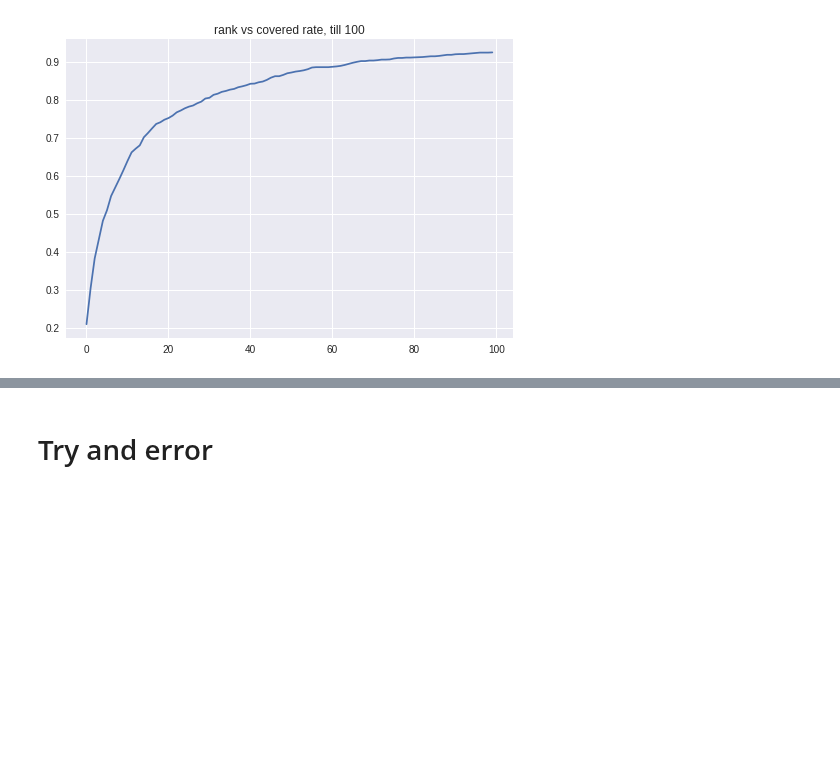
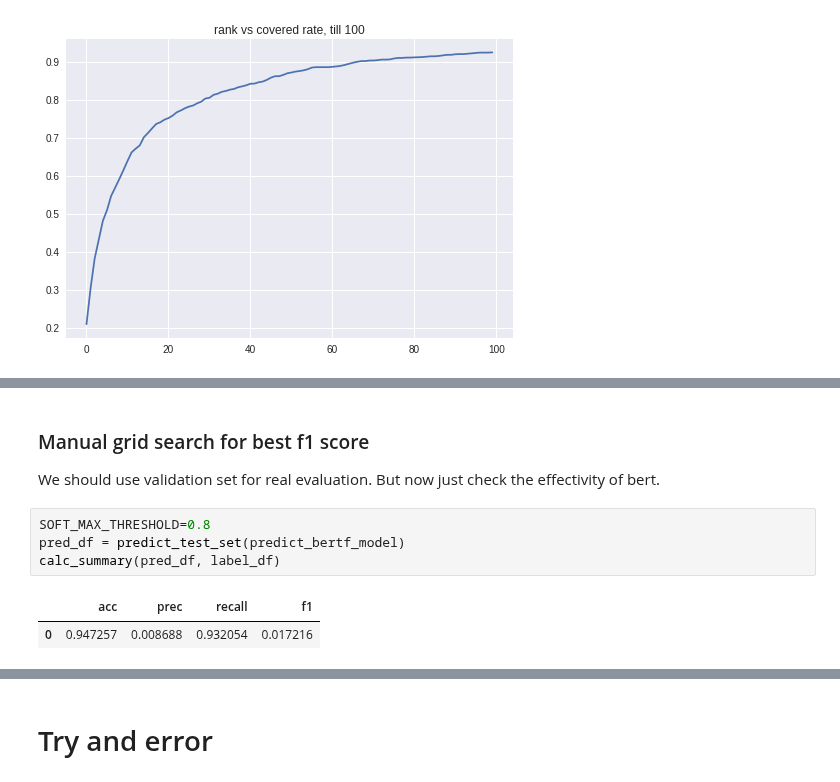
Before and after one commit to yoheikikuta/US-patent-analysis, a Jupyter notebook: colab/bert_benchmark_2000_analyze_result.ipynb, the cells around one changed output, grey strips where cells are left out. Drawn from its saved outputs; the diff is of its cells as text; blank space fills up the shorter version.

```diff
--- a/colab/bert_benchmark_2000_analyze_result.ipynb
+++ b/colab/bert_benchmark_2000_analyze_result.ipynb
@@ -190,0 +326,12 @@ plt.show()
+# %% [markdown]
+### Manual grid search for best f1 score
+
+We should use validation set for real evaluation.
+But now just check the effectivity of bert.
+# %%
+SOFT_MAX_THRESHOLD=0.8
+pred_df = predict_test_set(predict_bertf_model)
+calc_summary(pred_df, label_df)
+# %% [output]
+|  | acc | prec | recall | f1 |
+| 0 | 0.947257 | 0.008688 | 0.932054 | 0.017216 |
```
Also changed, not shown: parts of 134 cells of this notebook.
